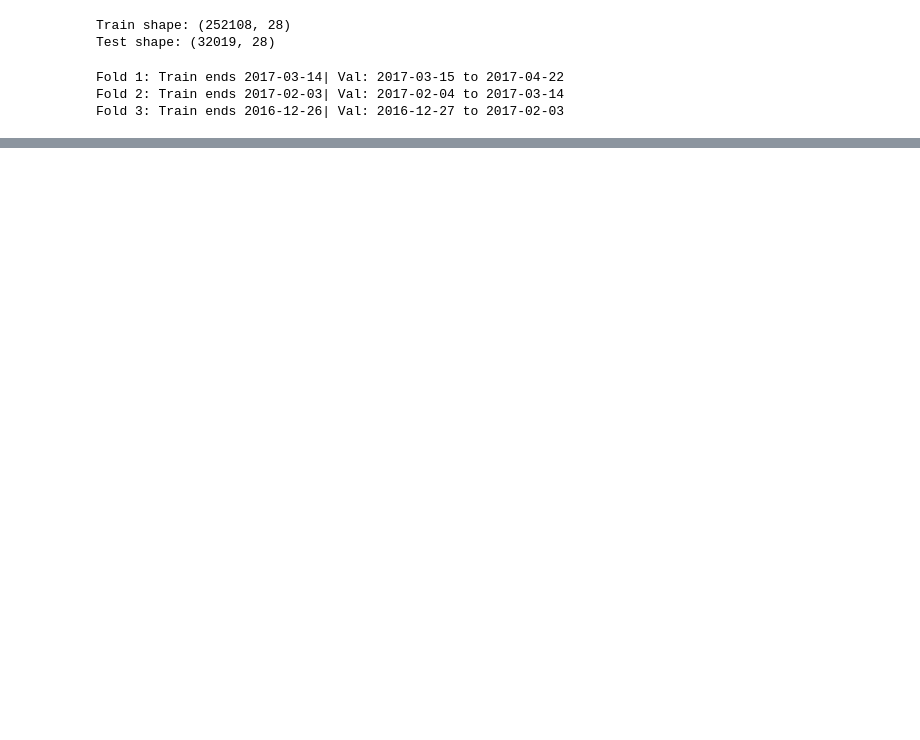
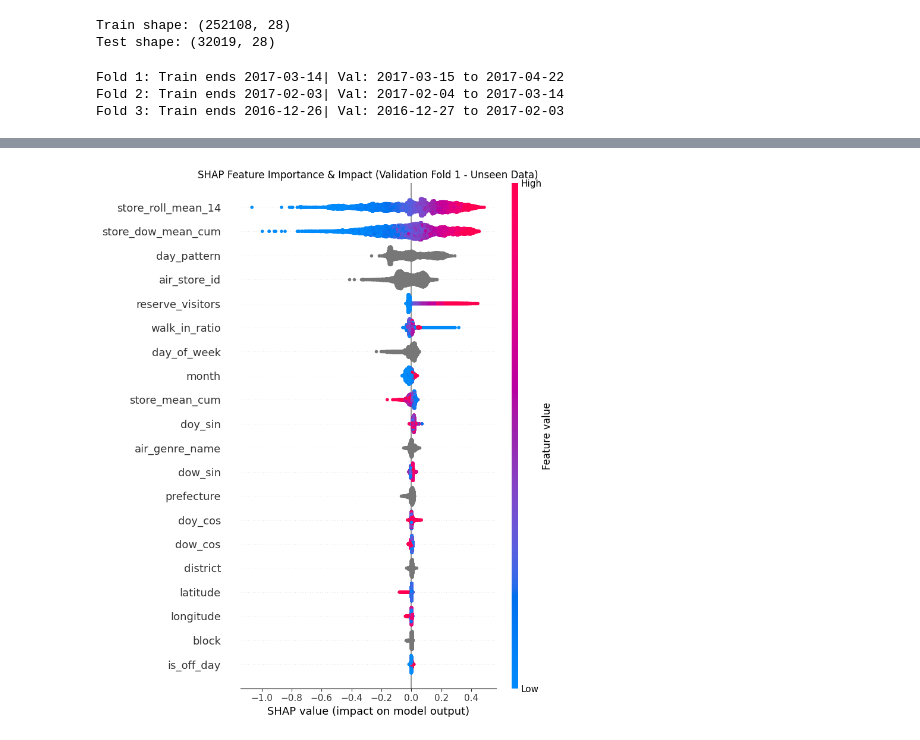
Before and after one commit to alxdrzd/restaurant-visitor-eda, a Jupyter notebook: notebooks/06_catboost_fixed.ipynb, the cells around one changed output, grey strips where cells are left out. Cells and saved outputs as stored; diff of their text form; code cells hidden in the pictures; blank space fills up the shorter version.

```diff
--- a/notebooks/06_catboost_fixed.ipynb
+++ b/notebooks/06_catboost_fixed.ipynb
@@ -216,0 +304,97 @@ plt.show()
+# %%
+train_idx, val_idx = cv_splits[0]
+
+X_train_fold1 = X_full.iloc[train_idx]
+y_train_fold1 = y_full[train_idx]
+
+X_val_fold1 = X_full.iloc[val_idx]
+y_val_fold1 = y_full[val_idx]
+
+fold1_model = catboost.CatBoostRegressor(
+    iterations=1500,
+    learning_rate=0.05,
+    depth=8,
+    loss_function="RMSE",
+    eval_metric="RMSE",
+    cat_features=categorical_features,
+    random_seed=42,
+    od_type="Iter",
+    od_wait=100,
+)
+fold1_model.fit(
+    X_train_fold1,
+    y_train_fold1,
+    eval_set=(X_val_fold1, y_val_fold1),
+    use_best_model=True,
+    verbose=False,
+)
+
+explainer = shap.TreeExplainer(fold1_model)
+
+X_val_sample = (
+    X_val_fold1.sample(10000, random_state=42) if len(X_val_fold1) > 10000 else X_val_fold1
+)
+shap_values_val = explainer(X_val_sample)
+
+plt.figure(figsize=(12, 8))
+shap.summary_plot(shap_values_val, X_val_sample, show=False)
+plt.title("SHAP Feature Importance & Impact (Validation Fold 1 - Unseen Data)")
+plt.tight_layout()
+plt.show()
+
+plt.figure(figsize=(10, 6))
+shap.dependence_plot(
+    ind="store_roll_mean_14", shap_values=shap_values_val.values, features=X_val_sample
+)
+
+
+plt.figure(figsize=(10, 6))
+shap.dependence_plot(
+    ind="reserve_visitors",
+    shap_values=shap_values.values,
+    features=X_val_sample,
+    interaction_index="day_of_week",
+    show=False,
+)
+plt.title("SHAP Dependency: Reserve Visitors vs Day of Week Interaction")
+plt.tight_layout()
+plt.show()
+
+plt.figure(figsize=(10, 6))
+shap.dependence_plot(
+    ind="walk_in_ratio",
+    shap_values=shap_values.values,
+    features=X_val_sample,
+    interaction_index="air_genre_name",
+    show=False,
+)
+plt.title("SHAP Dependency: Walk-in Ratio vs Genre Interaction")
+plt.tight_layout()
+plt.show()
+
+
+plt.figure(figsize=(10, 6))
+shap.dependence_plot(
+    ind="store_dow_mean_cum",
+    shap_values=shap_values.values,
+    features=X_val_sample,
+    interaction_index="holiday_flg",
+    show=False,
+)
+plt.title("SHAP Dependency: Store DOW Mean vs Holiday Interaction")
+plt.tight_layout()
+plt.show()
+
+plt.figure(figsize=(10, 6))
+shap.dependence_plot(
+    ind="genre_geo_mean_cum",
+    shap_values=shap_values.values,
+    features=X_val_sample,
+    interaction_index="prefecture",
+    show=False,
+)
+plt.title("SHAP Dependency: Genre-Geo Popularity vs Prefecture Interaction")
+plt.tight_layout()
+plt.show()
+# %% [output]
+[figure, added]
```
Also changed, not shown: parts of 10 cells of this notebook, 9 other files.
